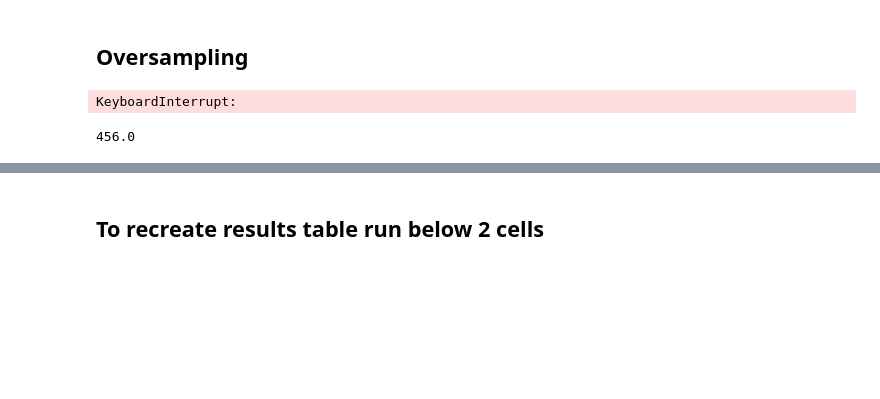
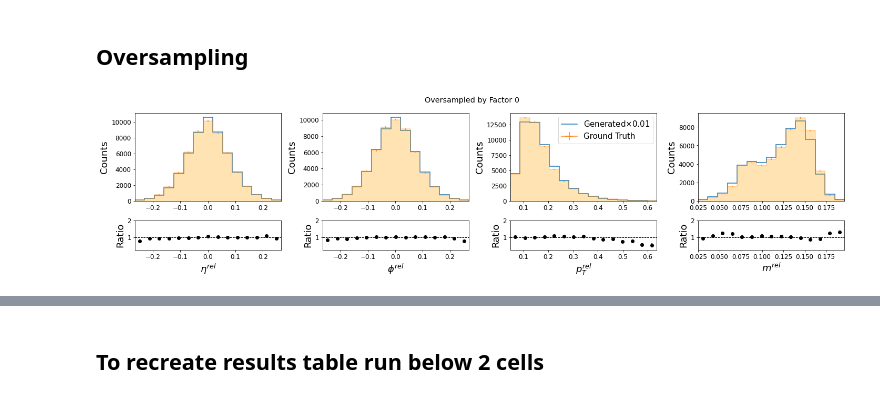
Before and after one commit to kaechb/LitJetNet, a Jupyter notebook: LitNF/IML.ipynb, the cells around one changed output, grey strips where cells are left out. Cells and saved outputs as stored; diff of their text form; code cells hidden in the pictures; blank space fills up the shorter version.

```diff
--- a/LitNF/IML.ipynb
+++ b/LitNF/IML.ipynb
@@ -487,43 +585,59 @@ t2c True
 # %% [markdown]
 ## Oversampling
 # %%
-weight=1000
-if model.config["context_features"]==1:
-    c=batch[:,-2].reshape(-1,1)
-    n_true=batch[:,-1]
-    batch=batch[:,:model.n_dim+1]
+weight=100
+if model.config["context_features"]>0:
+    c_test,n_test=model.test_cond(len(batch)) #this is the condition in the case of testing
+    c_test=c_test.reshape(-1,model.config["context_features"])
+with torch.no_grad():
+    if model.config["context_features"]>0:
 
-elif model.config["context_features"]==0:
-    c=None
-    # c_test,n_test=model.test_cond(len(batch))
-    # n_true=batch[:,-1]
-    # batch=batch[:,:model.n_dim+1]
-else:
-    c=batch[:,-2:]
-    n_true=batch[:,model.n_dim+1]
-#c=batch[:,-model.config["context_features"]:] if model.config["context_features"] else None #this is the condition
-# if model.config["context_features"]>0:
-#     c_test,n_test=model.test_cond(len(batch)) #this is the condition in the case of testing
-#     c_test=c_test.reshape(-1,model.config["context_features"])
+        gen=model.flow_test.to("cpu").sample(len(batch) if c==None else 1,c).to("cpu")
+
+        gen=torch.hstack((gen[:,:model.n_dim].cpu().detach().reshape(-1,model.n_dim),torch.ones(len(gen)).unsqueeze(1)))
+        batch=torch.hstack((batch[:,:model.n_dim].cpu().detach().reshape(-1,model.n_dim),torch.ones(len(gen)).unsqueeze(1)))
+        test=torch.hstack((test[:,:model.n_dim].cpu().detach().reshape(-1,model.n_dim),torch.ones(len(test)).unsqueeze(1)))
 batch=torch.hstack((batch[:,:model.n_dim].cpu().detach().reshape(-1,model.n_dim),torch.ones(len(gen)).unsqueeze(1)))
 test=torch.empty((0,91))
 for i in range(weight):
     with torch.no_grad():
         if model.config["context_features"]>0:
             temptest=model.flow_test.to("cpu").sample(len(batch) if c==None else 1, c_test).to("cpu").reshape(-1,90)
+#             temptest=model.flow_test.to("cpu").sample(len(batch) if c==None else 1, c_test).to("cpu").reshape(-1,90)
             test=torch.cat((test,torch.hstack((temptest[:,:model.n_dim].cpu().detach().reshape(-1,model.n_dim),torch.ones(len(temptest)).unsqueeze(1)))),axis=0)
 
 # Reverse Standard Scaling (this has nothing to do with flows, it is a standard preprocessing step)
 test=model.data_module.scaler.inverse_transform(test)
 
 true=model.data_module.scaler.inverse_transform(batch[:,:model.n_dim+1])[:,:model.n_dim]
 # We overwrite in cases where n is smaller 30 the particles after n with 0
+# test=model.da/ta_module.scaler.inverse_transform(test)
+# gen=model.data_module.scaler.inverse_transform(gen)
+
+len(test)/len(true)
+# if model.config["context_features"]>1:
+#     for i in torch.unique(batch[:,-1]):
+#         i=int(i)
+#         gen[c[:,-1]==i,3*i:-1]=0
+#         test[c_test[:,-1]==i,3*i:-1]=0
+#This is just a nice check to see whether we overtrain
+weight=len(test)/len(true)
+m_t=mass(true[:,:model.n_dim].to(model.device),model.config["canonical"]).cpu()
+m_gen=mass(gen[:,:model.n_dim],model.config["canonical"]).cpu()
+m_test=mass(test[:,:model.n_dim],model.config["canonical"]).cpu()
+# gen=torch.column_stack((gen[:,:90],m_gen))
+test=torch.column_stack((test[:,:90],m_test))
+#SET MIN PT TO 0
+for i in range(30):
+    i=2+3*i
+    gen[gen[:,i]<0,i]=0
+    test[test[:,i]<0,i]=0
+    true[true[:,i]<0,i]=0
+    #Some metrics we track
+
+model.plot=plotting_paper(model=model,gen=test[:,:model.n_dim],true=true[:,:model.n_dim],config=model.config,p=config["parton"])
+
+
+model.plot.oversample(m_test.cpu().numpy(),m_t.cpu().numpy(),save="Oversampling_by_factor_{}".format(weight),weight=weight,bins=15,quantile=True,plot_vline=False)
 # %% [output]
-KeyboardInterrupt:
+[figure, added]
-# %%
-test=model.data_module.scaler.inverse_transform(test)
-gen=model.data_module.scaler.inverse_transform(gen)
-true=model.data_module.scaler.inverse_transform(batch[:,:model.n_dim+1])[:,:model.n_dim]
-len(test)/len(true)
-# %% [output]
-456.0
```
Also changed, not shown: parts of 8 cells of this notebook, 2 other files.
